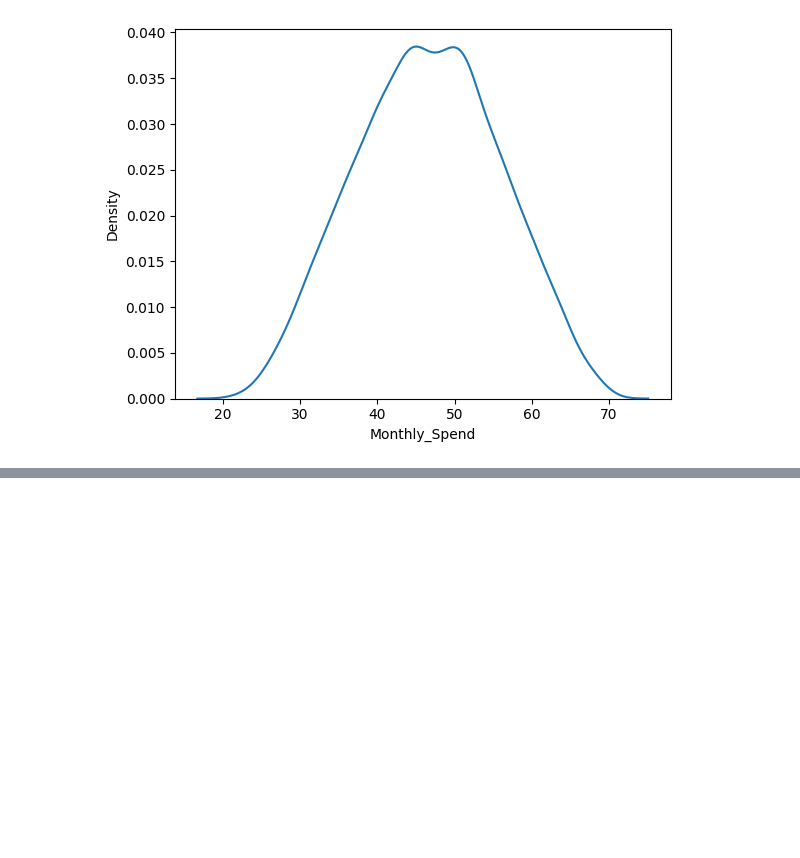
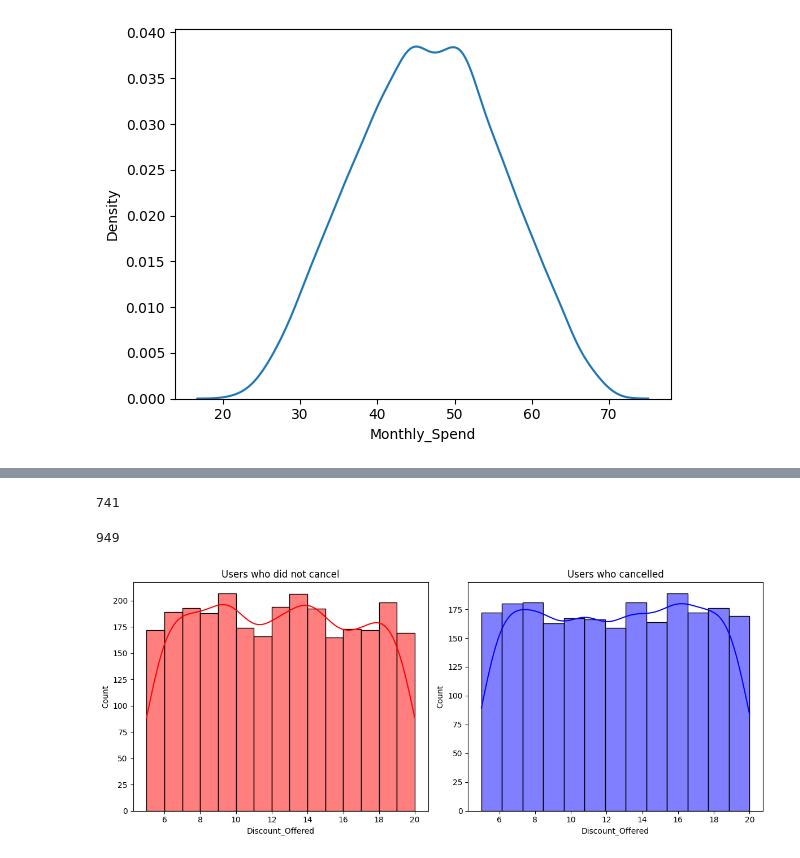
Before and after one commit to hamzasand/ML_from_Scratch, a Jupyter notebook: eda/data/eda.ipynb, the cells around one changed output, grey strips where cells are left out. Saved outputs shown, nothing was run; the diff lists cells and outputs as text; code cells hidden in the pictures; blank space fills up the shorter version.

```diff
--- a/eda/data/eda.ipynb
+++ b/eda/data/eda.ipynb
@@ -303,0 +362,26 @@ sns.kdeplot(x=df['Monthly_Spend'],data=df)
+# %%
+# view customers who cancelled and the discount offered is less than 10%
+df[(df['Churned'] == 1) & (df['Discount_Offered'] < 10)].shape[0]
+# %% [output]
+741
+# %%
+# view customers who did not cancel the subscription and the discount offered is less than 10%
+df[(df['Churned'] == 0) & (df['Discount_Offered'] < 10)].shape[0]
+# %% [output]
+949
+# %%
+users_df = df[df['Churned'] == 0]['Discount_Offered']
+cancelled_users_df = df[df['Churned'] == 1]['Discount_Offered']
+
+fig, axes = plt.subplots(1,2,figsize=(12,5))
+
+sns.histplot(x=users_df, data=df,ax=axes[0], kde=True, color='r')
+axes[0].set_title('Users who did not cancel')
+
+sns.histplot(x=cancelled_users_df, data=df,ax=axes[1], kde=True, color='b')
+axes[1].set_title('Users who cancelled')
+
+plt.tight_layout()
+plt.show()
+# %% [output]
+[figure, added]
```
Also changed, not shown: parts of 31 cells of this notebook.
